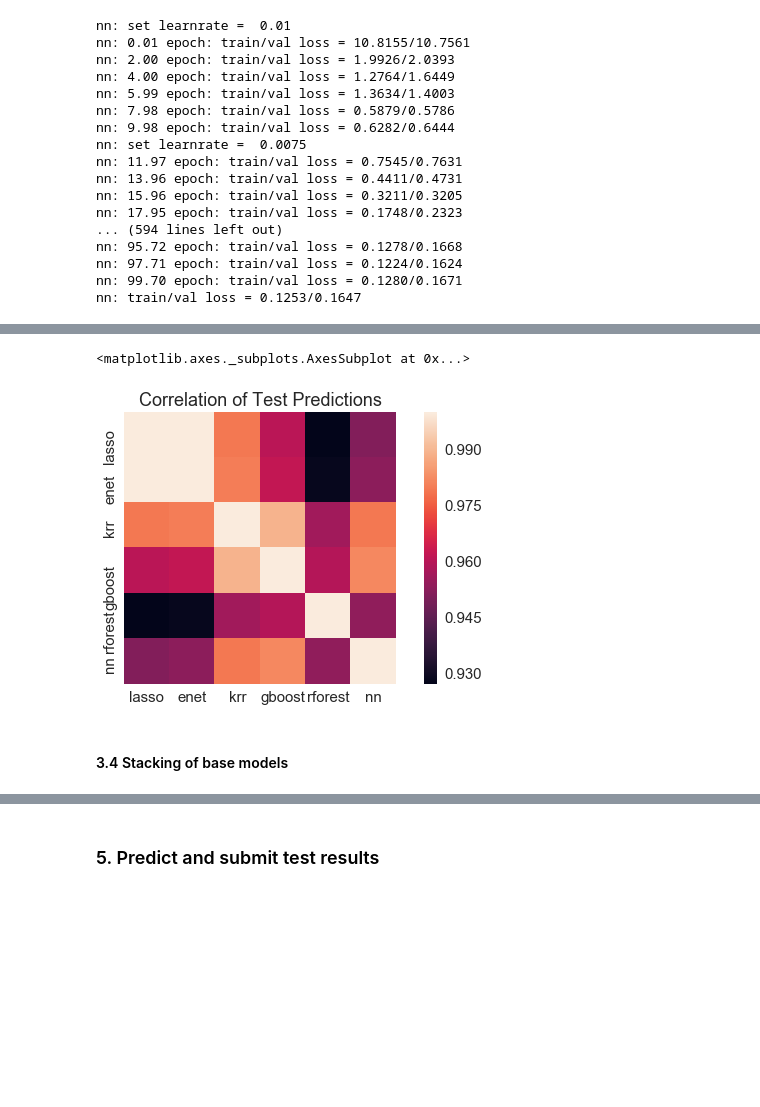
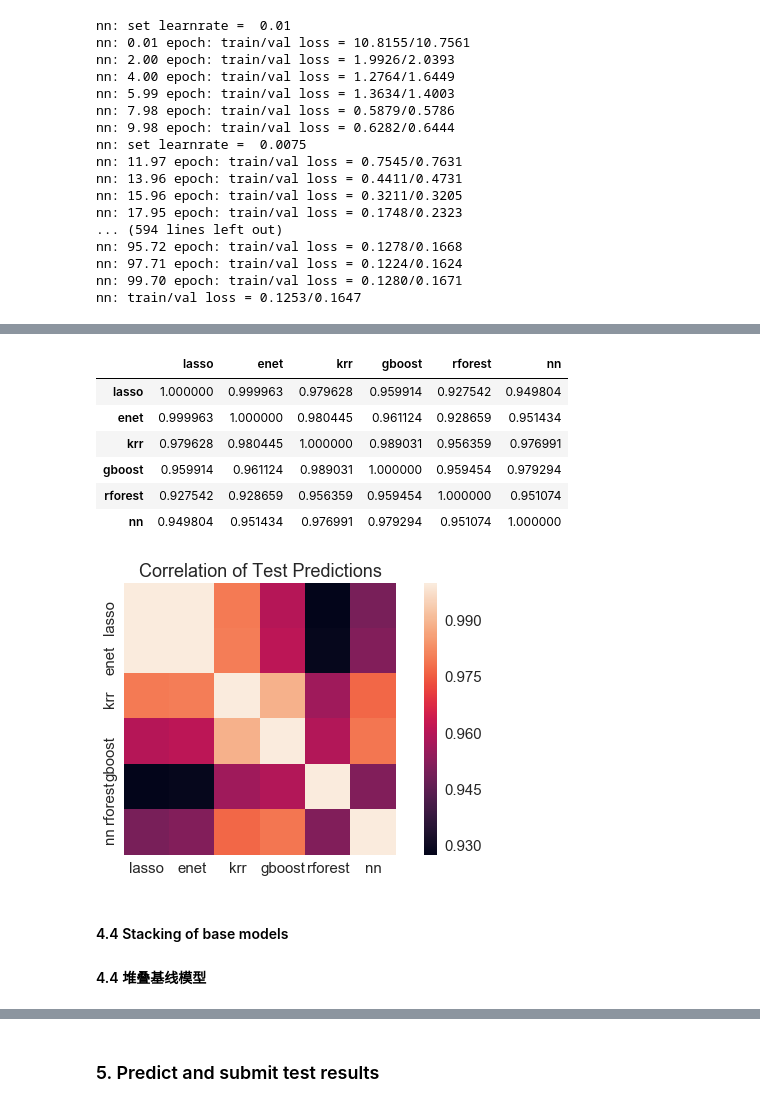
Before and after one commit to Watermelon233/MyKaggle, a Jupyter notebook: predictprice/Kaggle房价预测0到1-改进预测部分.ipynb, the cells around one changed output, grey strips where cells are left out. Cells and saved outputs as stored; diff of their text form; code cells hidden in the pictures; blank space fills up the shorter version.

```diff
--- a/predictprice/Kaggle房价预测0到1-改进预测部分.ipynb
+++ b/predictprice/Kaggle房价预测0到1-改进预测部分.ipynb
@@ -747,20 +797,29 @@ Averaged train/valid RMSE = 0.106/0.131
 # %%
 ## correlation of test predictions
 
 y_test_pred_df = pd.DataFrame({})
 for key in y_test_pred.keys():
     y_test_pred_df[key] = np.expm1(y_test_pred[key])
 
 corrmat = y_test_pred_df.corr()
 corrmat
 plt.subplots(figsize=(10,5))
 plt.title('Correlation of Test Predictions')
 sns.heatmap(corrmat, vmax=1, square=True)
+#模型的相关性，相关度越低，模型融合的效果越好
+corrmat
 # %% [output]
-<matplotlib.axes._subplots.AxesSubplot at 0x...>
+|  | lasso | enet | krr | gboost | rforest | nn |
+| lasso | 1.000000 | 0.999963 | 0.979628 | 0.959914 | 0.927542 | 0.949804 |
+| enet | 0.999963 | 1.000000 | 0.980445 | 0.961124 | 0.928659 | 0.951434 |
+| krr | 0.979628 | 0.980445 | 1.000000 | 0.989031 | 0.956359 | 0.976991 |
+| gboost | 0.959914 | 0.961124 | 0.989031 | 1.000000 | 0.959454 | 0.979294 |
+| rforest | 0.927542 | 0.928659 | 0.956359 | 0.959454 | 1.000000 | 0.951074 |
+| nn | 0.949804 | 0.951434 | 0.976991 | 0.979294 | 0.951074 | 1.000000 |
 [figure]
 # %% [markdown]
-#### 3.4 Stacking of base models
+#### 4.4 Stacking of base models
+#### 4.4 堆叠基线模型
 # %%
 # choose models for out-of-folds predictions
 
```
Also changed, not shown: parts of 11 cells of this notebook, 1 other file.
